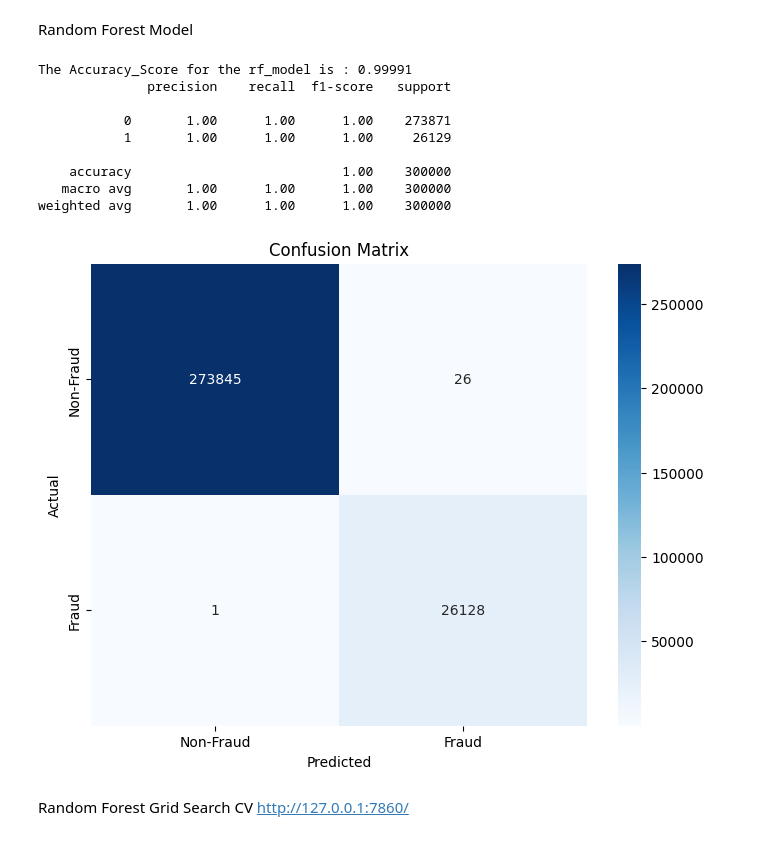
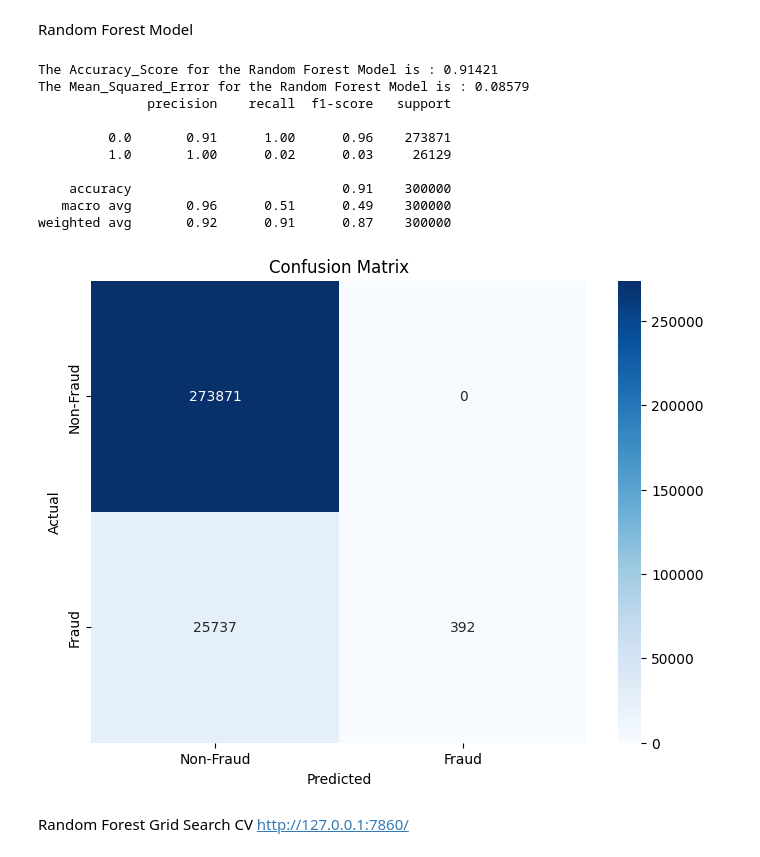
Before and after one commit to Madhumathi3001/Credit-Card-Fraud-Deduction-, a Jupyter notebook: credit_card.ipynb, the cells around one changed output. Cells and saved outputs as stored; diff of their text form; code cells hidden in the pictures.

```diff
--- a/credit_card.ipynb
+++ b/credit_card.ipynb
@@ -562,34 +607,38 @@ Random Forest Model
 # %%
 # Creating Random Forest Classifier Model.
 rf_model = RandomForestClassifier (random_state=42)
 # Fitting the Model on the Resampled Data.
 rf_model.fit(X_resampled, y_resampled)
 # Making Predictions on the Test Data.
 y_pred = rf_model.predict(X_test)
+rf_model_acc = accuracy_score(y_test, y_pred)
+rf_model_mse = mean_squared_error(y_test, y_pred)
 
 
 # Checking the Classification Report and Confusion Matrix.
 
 
-print("The Accuracy_Score for the rf_model is :", accuracy_score(y_test,y_pred))
+print("The Accuracy_Score for the Random Forest Model is :", rf_model_acc)
+print("The Mean_Squared_Error for the Random Forest Model is :", rf_model_mse)
 print(classification_report(y_test, y_pred))
 cm = confusion_matrix(y_test, y_pred)
 plt.figure(figsize=(8, 6))
 sns.heatmap(cm, annot=True, fmt='d', cmap='Blues', xticklabels=['Non-Fraud', 'Fraud'], yticklabels=['Non-Fraud', 'Fraud'])
 plt.title('Confusion Matrix')
 plt.xlabel('Predicted')
 plt.ylabel('Actual')
 plt.show()
 # %% [output]
-The Accuracy_Score for the rf_model is : 0.99991
+The Accuracy_Score for the Random Forest Model is : 0.91421
+The Mean_Squared_Error for the Random Forest Model is : 0.08579
               precision    recall  f1-score   support
 
-           0       1.00      1.00      1.00    273871
-           1       1.00      1.00      1.00     26129
+         0.0       0.91      1.00      0.96    273871
+         1.0       1.00      0.02      0.03     26129
 
-    accuracy                           1.00    300000
-   macro avg       1.00      1.00      1.00    300000
-weighted avg       1.00      1.00      1.00    300000
+    accuracy                           0.91    300000
+   macro avg       0.96      0.51      0.49    300000
+weighted avg       0.92      0.91      0.87    300000
-[figure, old version]
+[figure, new version]
 # %% [markdown]
 Random Forest Grid Search CV     http://127.0.0.1:7860/
```
Also changed, not shown: parts of 37 cells of this notebook.
